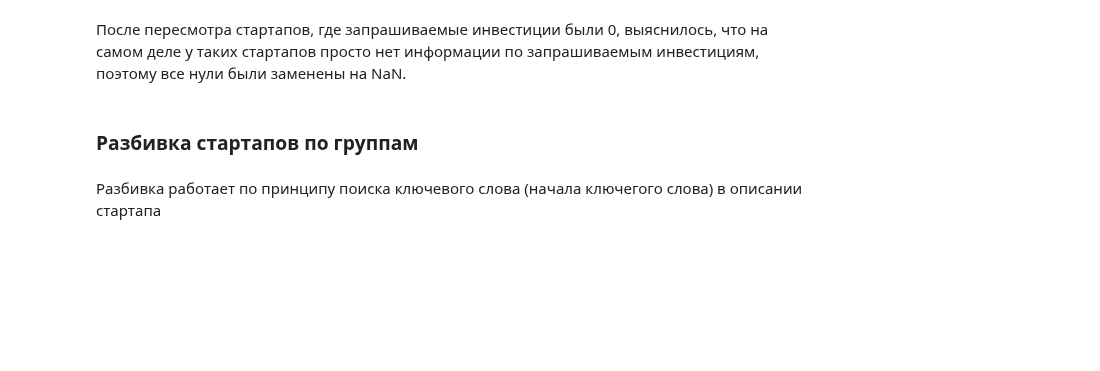
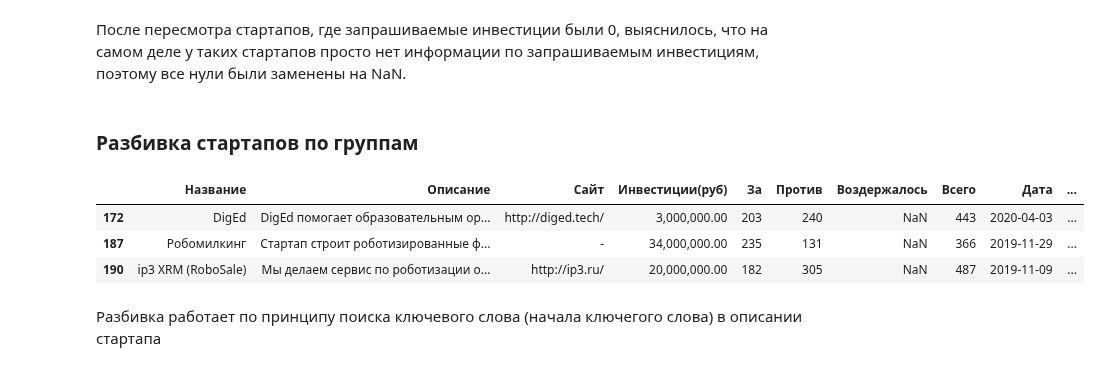
Before and after one commit to panchill/Startup-analytics, a Jupyter notebook: Startup_analytics.ipynb, the cells around one changed output. Drawn from its saved outputs; the diff is of its cells as text; code cells hidden in the pictures; blank space fills up the shorter version.

```diff
--- a/Startup_analytics.ipynb
+++ b/Startup_analytics.ipynb
@@ -88,6 +88,13 @@ def categorize_with_words(description):
     keywords_str = ', '.join(all_keywords)
     return pd.Series([categories, keywords_str])
 df[['Категория', 'Ключевые слова']] = df['Описание'].apply(categorize_with_words)
+# %%
+df[df['Категория'] == 'Роботы']
+# %% [output]
+|  | Название | Описание | Сайт | Инвестиции(руб) | За | Против | Воздержалось | Всего | Дата | ... |
+| 172 | DigEd | DigEd помогает образовательным ор... | http://diged.tech/ | 3,000,000.00 | 203 | 240 | NaN | 443 | 2020-04-03 | ... |
+| 187 | Робомилкинг | Стартап строит роботизированные ф... | - | 34,000,000.00 | 235 | 131 | NaN | 366 | 2019-11-29 | ... |
+| 190 | ip3 XRM (RoboSale) | Мы делаем сервис по роботизации о... | http://ip3.ru/ | 20,000,000.00 | 182 | 305 | NaN | 487 | 2019-11-09 | ... |
 # %% [markdown]
 
 Разбивка работает по принципу поиска ключевого слова (начала ключегого слова) в описании стартапа
```
Also changed, not shown: parts of 4 cells of this notebook.
